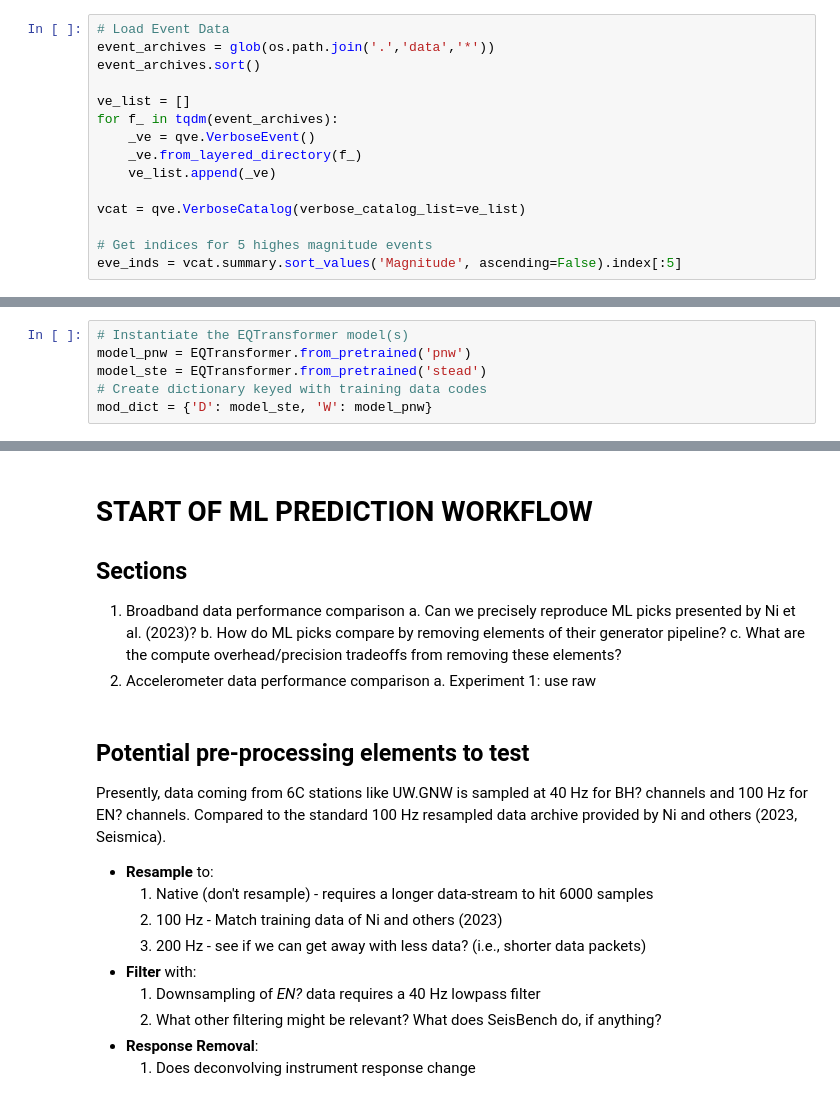
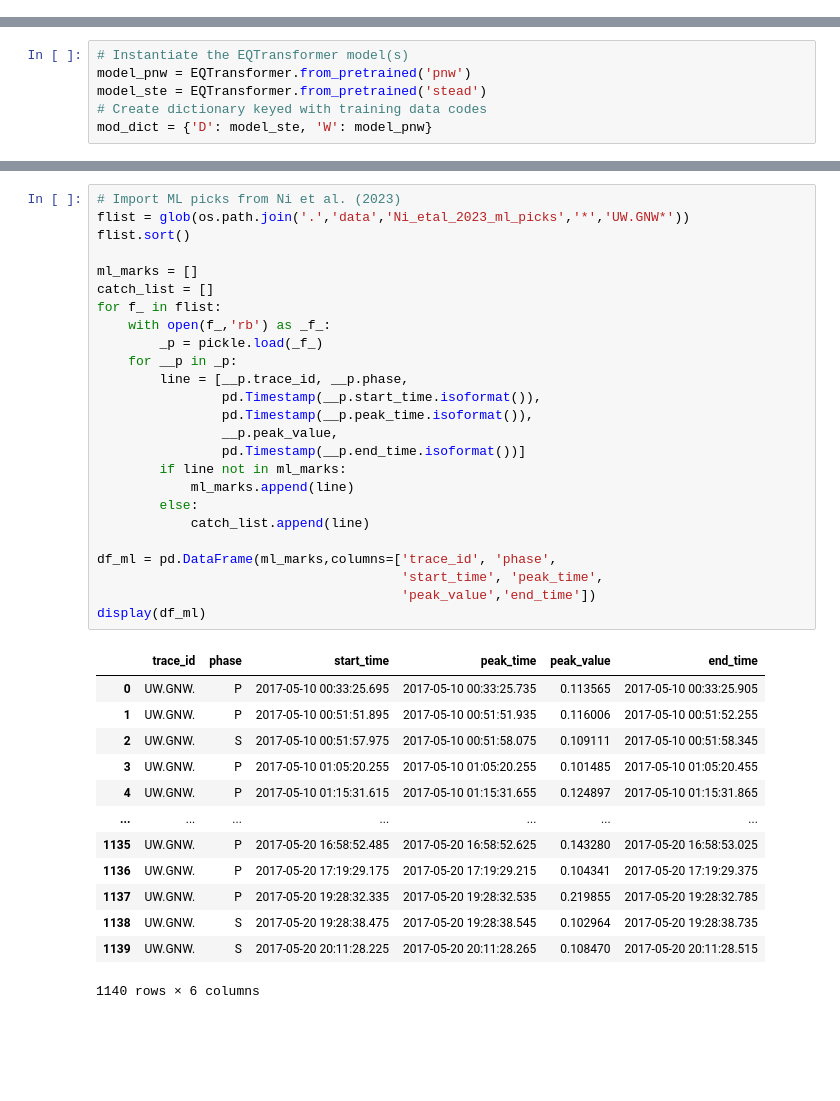
Before and after one commit to pnsn/Sci-Prod-ML, a Jupyter notebook: experiment/Accelerometer_Test_UW.GNW/test_eqt_preprocesses.ipynb, the cells around one changed output, grey strips where cells are left out. Drawn from its saved outputs; the diff is of its cells as text; blank space fills up the shorter version.

```diff
--- a/experiment/Accelerometer_Test_UW.GNW/test_eqt_preprocesses.ipynb
+++ b/experiment/Accelerometer_Test_UW.GNW/test_eqt_preprocesses.ipynb
@@ -51,15 +69,0 @@ import matplotlib.pyplot as plt
-# %%
-# Load Event Data
-event_archives = glob(os.path.join('.','data','*'))
-event_archives.sort()
-
-ve_list = []
-for f_ in tqdm(event_archives):
-    _ve = qve.VerboseEvent()
-    _ve.from_layered_directory(f_)
-    ve_list.append(_ve)
-
-vcat = qve.VerboseCatalog(verbose_catalog_list=ve_list)
-
-# Get indices for 5 highes magnitude events
-eve_inds = vcat.summary.sort_values('Magnitude', ascending=False).index[:5]
@@ -113,22 +79,39 @@ UW.GNW..ENZ | 2017-05-11T07:32:54.725000Z - 2017-05-11T07:38:15.435000Z | 100.0
-# %% [markdown]
-# START OF ML PREDICTION WORKFLOW
-## Sections
-1. Broadband data performance comparison
-    a. Can we precisely reproduce ML picks presented by Ni et al. (2023)?
-    b. How do ML picks compare by removing elements of their generator pipeline?
-    c. What are the compute overhead/precision tradeoffs from removing these elements?
-2. Accelerometer data performance comparison
-    a. Experiment 1: use raw
-# %% [markdown]
-## Potential pre-processing elements to test
-Presently, data coming from 6C stations like UW.GNW is sampled at 40 Hz for BH? channels and 100 Hz for EN? channels. Compared to the standard 100 Hz resampled data archive provided by Ni and others (2023, Seismica).
-
- + **Resample** to:
-    1. Native (don't resample) - requires a longer data-stream to hit 6000 samples
-    2. 100 Hz - Match training data of Ni and others (2023)
-    3. 200 Hz - see if we can get away with less data? (i.e., shorter data packets)
- + **Filter** with:
-    1. Downsampling of *EN?* data requires a 40 Hz lowpass filter
-    2. What other filtering might be relevant? What does SeisBench do, if anything?
- + **Response Removal**:
-    1. Does deconvolving instrument response change
+# %%
+# Import ML picks from Ni et al. (2023)
+flist = glob(os.path.join('.','data','Ni_etal_2023_ml_picks','*','UW.GNW*'))
+flist.sort()
+
+ml_marks = []
+catch_list = []
+for f_ in flist:
+    with open(f_,'rb') as _f_:
+        _p = pickle.load(_f_)
+    for __p in _p:
+        line = [__p.trace_id, __p.phase,
+                pd.Timestamp(__p.start_time.isoformat()),
+                pd.Timestamp(__p.peak_time.isoformat()),
+                __p.peak_value,
+                pd.Timestamp(__p.end_time.isoformat())]
+        if line not in ml_marks:
+            ml_marks.append(line)
+        else:
+            catch_list.append(line)
+
+df_ml = pd.DataFrame(ml_marks,columns=['trace_id', 'phase',
+                                       'start_time', 'peak_time',
+                                       'peak_value','end_time'])
+display(df_ml)
+# %% [output]
+|  | trace_id | phase | start_time | peak_time | peak_value | end_time |
+| 0 | UW.GNW. | P | 2017-05-10 00:33:25.695 | 2017-05-10 00:33:25.735 | 0.113565 | 2017-05-10 00:33:25.905 |
+| 1 | UW.GNW. | P | 2017-05-10 00:51:51.895 | 2017-05-10 00:51:51.935 | 0.116006 | 2017-05-10 00:51:52.255 |
+| 2 | UW.GNW. | S | 2017-05-10 00:51:57.975 | 2017-05-10 00:51:58.075 | 0.109111 | 2017-05-10 00:51:58.345 |
+| 3 | UW.GNW. | P | 2017-05-10 01:05:20.255 | 2017-05-10 01:05:20.255 | 0.101485 | 2017-05-10 01:05:20.455 |
+| 4 | UW.GNW. | P | 2017-05-10 01:15:31.615 | 2017-05-10 01:15:31.655 | 0.124897 | 2017-05-10 01:15:31.865 |
+| ... | ... | ... | ... | ... | ... | ... |
+| 1135 | UW.GNW. | P | 2017-05-20 16:58:52.485 | 2017-05-20 16:58:52.625 | 0.143280 | 2017-05-20 16:58:53.025 |
+| 1136 | UW.GNW. | P | 2017-05-20 17:19:29.175 | 2017-05-20 17:19:29.215 | 0.104341 | 2017-05-20 17:19:29.375 |
+| 1137 | UW.GNW. | P | 2017-05-20 19:28:32.335 | 2017-05-20 19:28:32.535 | 0.219855 | 2017-05-20 19:28:32.785 |
+| 1138 | UW.GNW. | S | 2017-05-20 19:28:38.475 | 2017-05-20 19:28:38.545 | 0.102964 | 2017-05-20 19:28:38.735 |
+| 1139 | UW.GNW. | S | 2017-05-20 20:11:28.225 | 2017-05-20 20:11:28.265 | 0.108470 | 2017-05-20 20:11:28.515 |
+1140 rows × 6 columns
```
Also changed, not shown: parts of 19 cells of this notebook.
